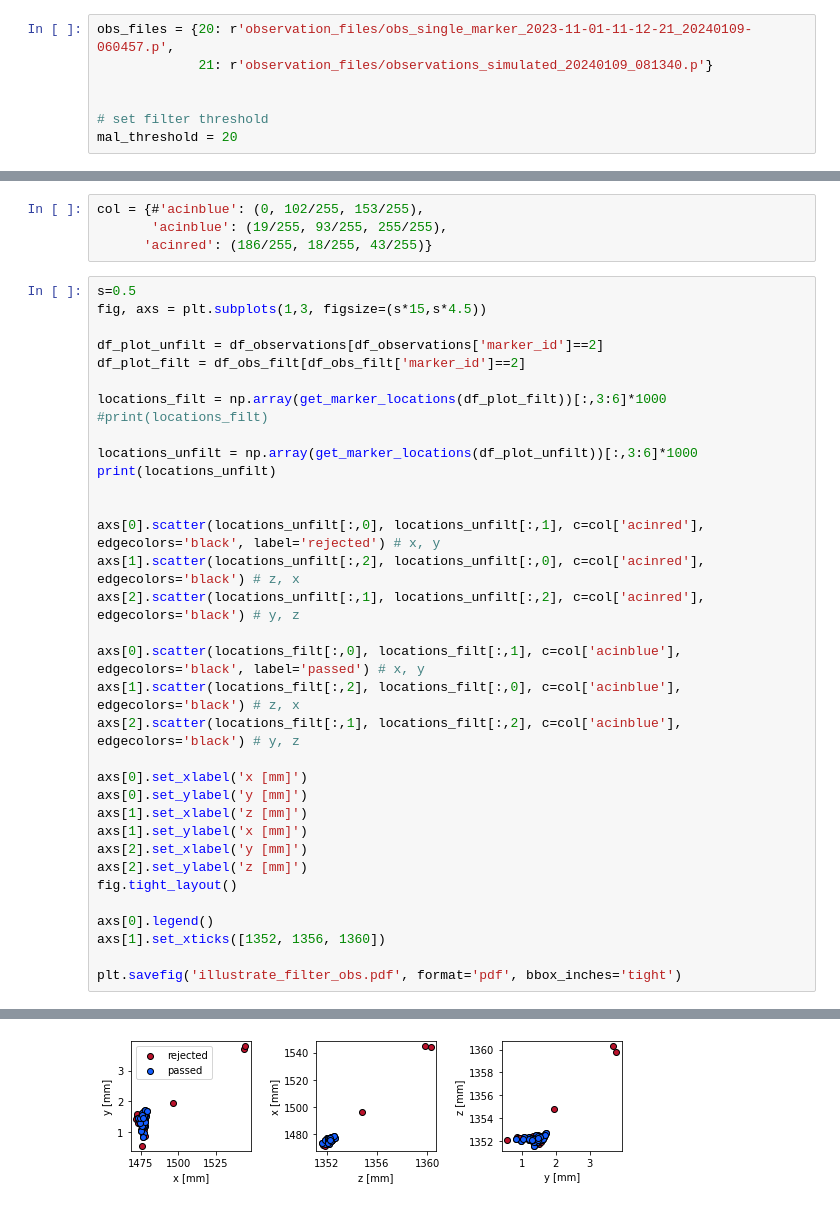
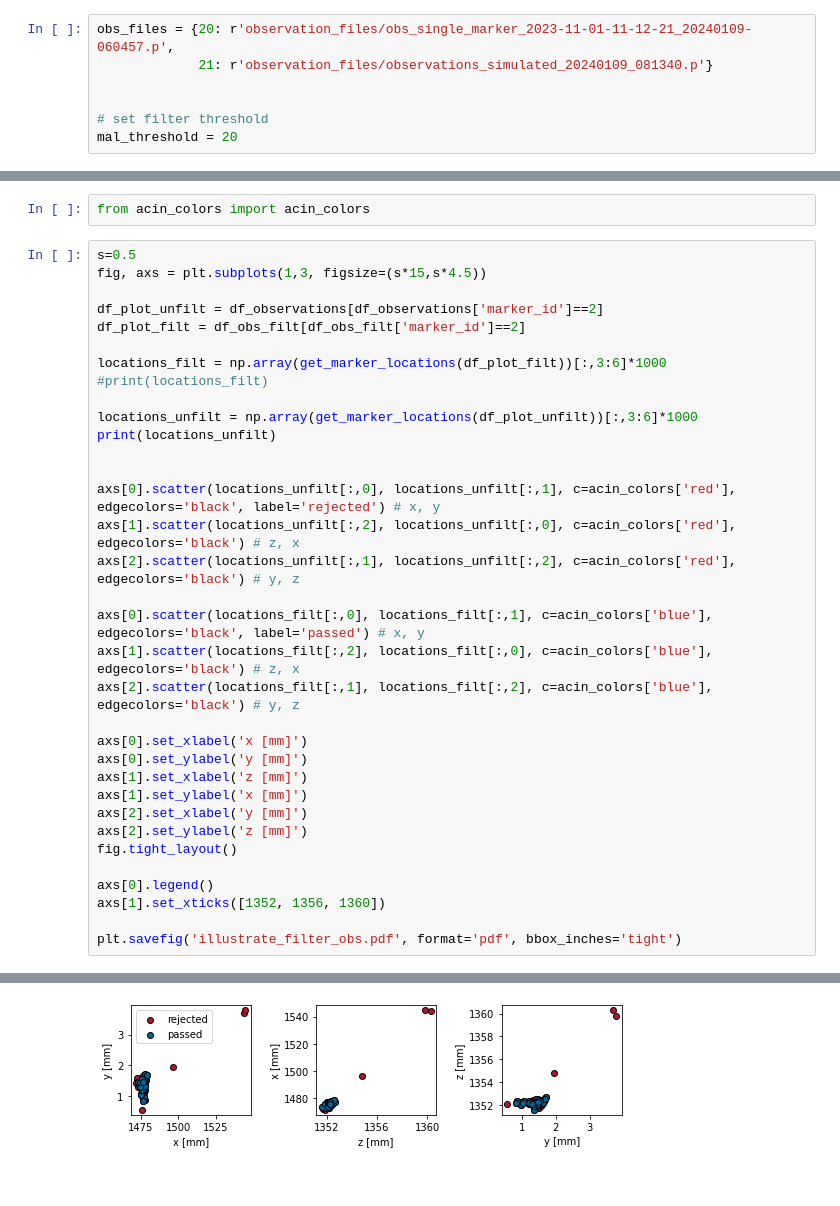
Before and after one commit to arminwessel/kident2, a Jupyter notebook: src/illustrate_filter_observations.ipynb, the cells around one changed output, grey strips where cells are left out. Cells and saved outputs as stored; diff of their text form.

Commit message:
add acin colors, create plot for ground truth data

```diff
--- a/src/illustrate_filter_observations.ipynb
+++ b/src/illustrate_filter_observations.ipynb
@@ -43,7 +43,5 @@ df_obs_filt
 # %%
-col = {#'acinblue': (0, 102/255, 153/255),
-       'acinblue': (19/255, 93/255, 255/255),
-      'acinred': (186/255, 18/255, 43/255)}
+from acin_colors import acin_colors
 # %%
 s=0.5
 fig, axs = plt.subplots(1,3, figsize=(s*15,s*4.5))
@@ -58,13 +56,13 @@ locations_unfilt = np.array(get_marker_locations(df_plot_unfilt))[:,3:6]*1000
 print(locations_unfilt)
 
 
-axs[0].scatter(locations_unfilt[:,0], locations_unfilt[:,1], c=col['acinred'], edgecolors='black', label='rejected') # x, y
-axs[1].scatter(locations_unfilt[:,2], locations_unfilt[:,0], c=col['acinred'], edgecolors='black') # z, x
-axs[2].scatter(locations_unfilt[:,1], locations_unfilt[:,2], c=col['acinred'], edgecolors='black') # y, z
+axs[0].scatter(locations_unfilt[:,0], locations_unfilt[:,1], c=acin_colors['red'], edgecolors='black', label='rejected') # x, y
+axs[1].scatter(locations_unfilt[:,2], locations_unfilt[:,0], c=acin_colors['red'], edgecolors='black') # z, x
+axs[2].scatter(locations_unfilt[:,1], locations_unfilt[:,2], c=acin_colors['red'], edgecolors='black') # y, z
 
-axs[0].scatter(locations_filt[:,0], locations_filt[:,1], c=col['acinblue'], edgecolors='black', label='passed') # x, y
-axs[1].scatter(locations_filt[:,2], locations_filt[:,0], c=col['acinblue'], edgecolors='black') # z, x
-axs[2].scatter(locations_filt[:,1], locations_filt[:,2], c=col['acinblue'], edgecolors='black') # y, z
+axs[0].scatter(locations_filt[:,0], locations_filt[:,1], c=acin_colors['blue'], edgecolors='black', label='passed') # x, y
+axs[1].scatter(locations_filt[:,2], locations_filt[:,0], c=acin_colors['blue'], edgecolors='black') # z, x
+axs[2].scatter(locations_filt[:,1], locations_filt[:,2], c=acin_colors['blue'], edgecolors='black') # y, z
 
 axs[0].set_xlabel('x [mm]')
 axs[0].set_ylabel('y [mm]')
@@ -75,31 +73,31 @@ axs[2].set_ylabel('z [mm]')
 fig.tight_layout()
 
 axs[0].legend()
 axs[1].set_xticks([1352, 1356, 1360])
 
 plt.savefig('illustrate_filter_obs.pdf', format='pdf', bbox_inches='tight')
 # %% [output]
 *c* argument looks like a single numeric RGB or RGBA sequence, which should be avoided as value-mapping will have precedence in case its length matches with *x* & *y*.  Please use the *color* keyword- ...
 *c* argument looks like a single numeric RGB or RGBA sequence, which should be avoided as value-mapping will have precedence in case its length matches with *x* & *y*.  Please use the *color* keyword- ...
 *c* argument looks like a single numeric RGB or RGBA sequence, which should be avoided as value-mapping will have precedence in case its length matches with *x* & *y*.  Please use the *color* keyword- ...
 *c* argument looks like a single numeric RGB or RGBA sequence, which should be avoided as value-mapping will have precedence in case its length matches with *x* & *y*.  Please use the *color* keyword- ...
 *c* argument looks like a single numeric RGB or RGBA sequence, which should be avoided as value-mapping will have precedence in case its length matches with *x* & *y*.  Please use the *color* keyword- ...
 *c* argument looks like a single numeric RGB or RGBA sequence, which should be avoided as value-mapping will have precedence in case its length matches with *x* & *y*.  Please use the *color* keyword- ...
 [[1.47680803e+03 8.71468936e-01 1.35236738e+03]
  [1.47708410e+03 9.81373477e-01 1.35203781e+03]
  [1.47658069e+03 8.39143359e-01 1.35218687e+03]
  [1.47752095e+03 8.74816504e-01 1.35229698e+03]
  [1.47558328e+03 5.61504710e-01 1.35211033e+03]
  [1.54398887e+03 3.70616454e+00 1.36027452e+03]
  [1.47695545e+03 1.39073507e+00 1.35217879e+03]
  [1.47786087e+03 1.58150167e+00 1.35243126e+03]
  [1.47738252e+03 1.21501148e+00 1.35233733e+03]
  [1.47498379e+03 1.42975315e+00 1.35211195e+03]
  [1.47687764e+03 1.57839323e+00 1.35244610e+03]
  [1.47731888e+03 1.69725939e+00 1.35260359e+03]
 ... (43 lines left out)
  [1.47459062e+03 1.30756933e+00 1.35211793e+03]
  [1.47409133e+03 1.46469128e+00 1.35213964e+03]
  [1.47543713e+03 1.54913500e+00 1.35237178e+03]
  [1.47602966e+03 1.46974863e+00 1.35229453e+03]]
-[figure, old version]
+[figure, new version]
```
Also changed, not shown: parts of 2 cells of this notebook, 4 other files.
